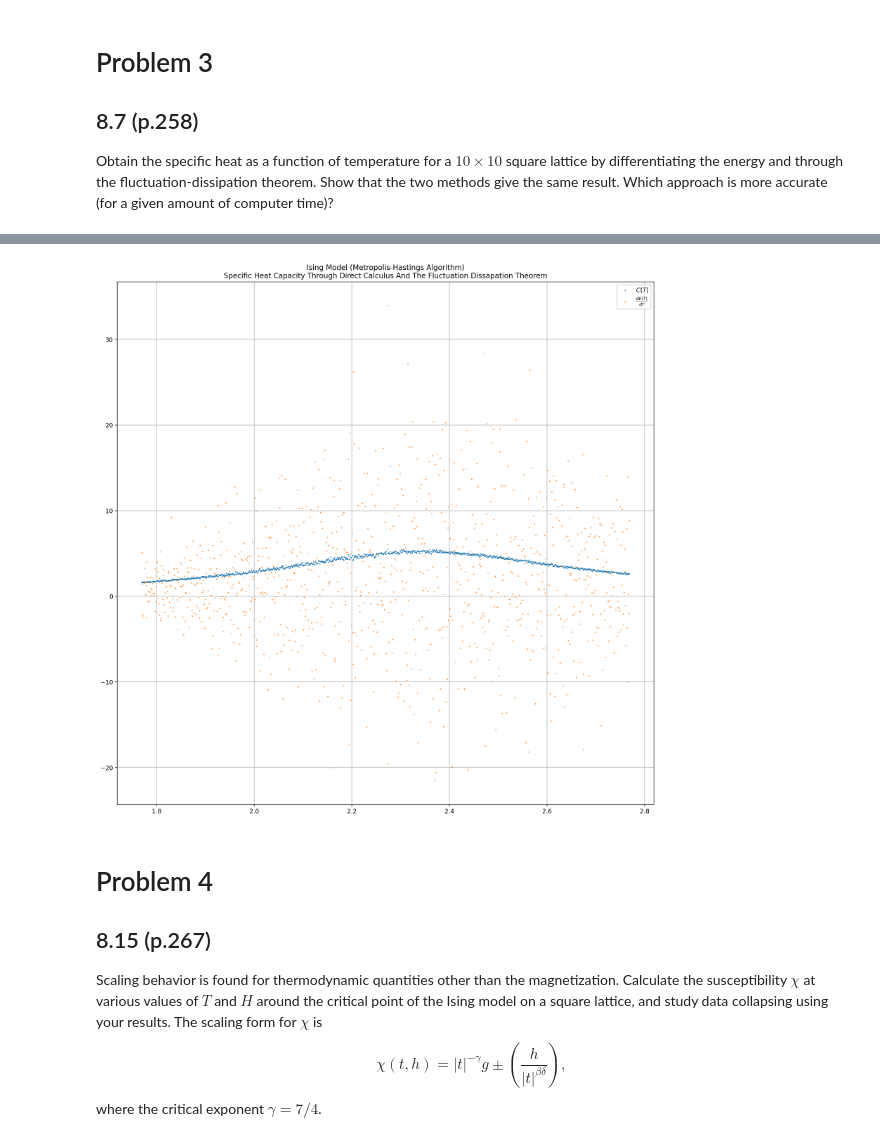
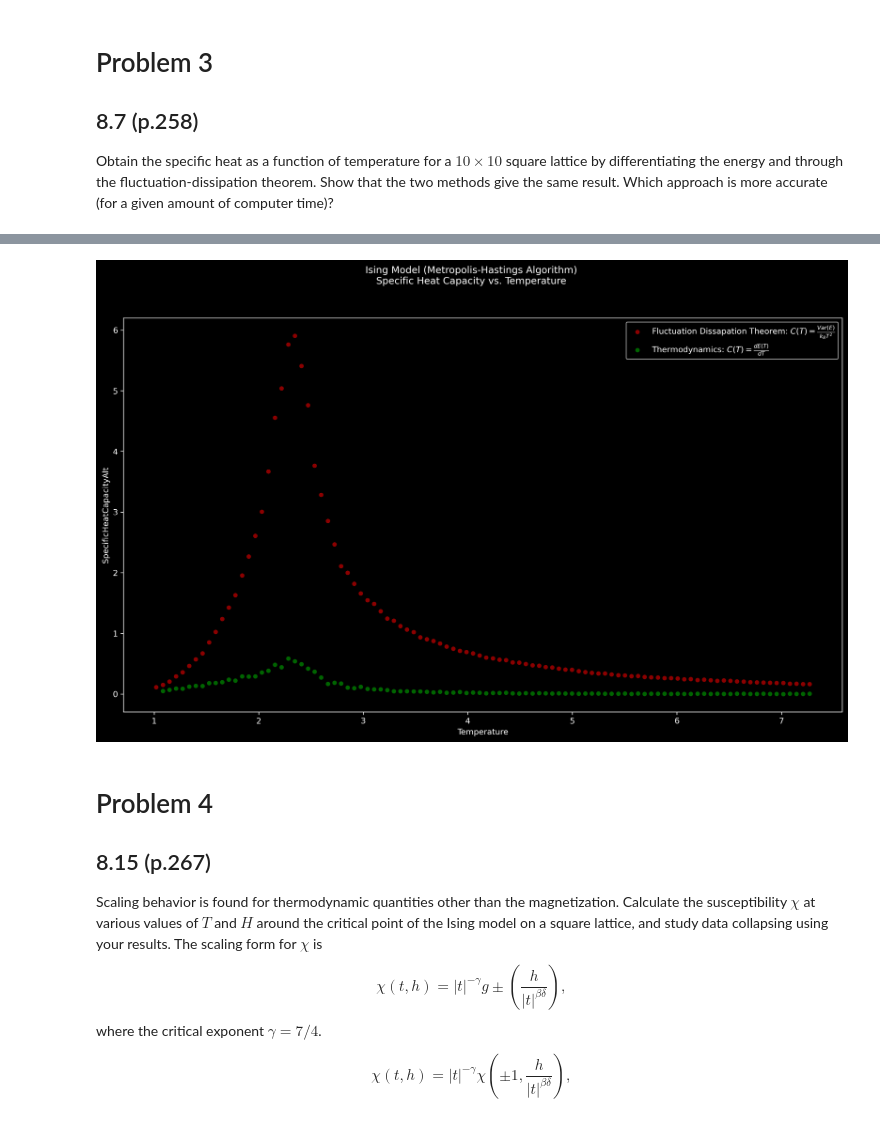
Before and after one commit to ethank5149/PurduePHYS580, a Jupyter notebook: Homework/HW5/HW5out.ipynb, the cells around one changed output, grey strips where cells are left out. Saved outputs shown, nothing was run; the diff lists cells and outputs as text; code cells hidden in the pictures.

```diff
--- a/Homework/HW5/HW5out.ipynb
+++ b/Homework/HW5/HW5out.ipynb
@@ -23,0 +17,8 @@ from numba import njit, typeof
+# %%
+import matplotlib.pyplot as plt
+import numpy as np
+from scipy.optimize import curve_fit
+import pandas as pd
+
+plt.style.use('dark_background')
+pd.set_option('use_inf_as_na', True)
@@ -30,3 +168,10 @@ P1=main  # The default example is precisely problem 1
+# %%
+rows, cols = 15, 15
+T0, dT, Tc, nT = 0.1, 1.0, 2 / np.log(1 + np.sqrt(2)), 100
+H0, Hi, Hf, nH = 0.0, -10.0, 10.0, 100
+kB = J = 1.0
+sS, nR = 10000, 10000
+linfit = lambda x, c0, c1 : c0 + c1 * x
 # %% [markdown]
 # Problem 1
 ## 7.30 (p.228)
@@ -153,7 +286,3 @@ fig.savefig('IsingModel')
 ## 8.7 (p.258)
 
 Obtain the specific heat as a function of temperature for a $10\times10$ square lattice by differentiating the energy and through the fluctuation-dissipation theorem. Show that the two methods give the same result. Which approach is more accurate (for a given amount of computer time)?
-# %%
-dT = 0.5
-L = IsingLattice(rows=10, cols=10, h=0.0, J=1.0, kB=1.0, Ti=Tc-dT, Tf=Tc+dT, nT=1000, nR=20000, sS=10000)
-T, E, M, C, X = L.simulate()
@@ -177,0 +289,10 @@ Running: T = 2.7691853 | 99.9 %
+# %%
+model = IsingLattice(rows, cols, J, kB, Tc - 1.25 * dT, Tc + 5. * dT, nT, H0, Hf, 1, nR, sS)
+H, T, E, M, C, X = model.simulate()
+df3 = pd.DataFrame(
+    np.vstack((H, T, E, C, M, X)).T,
+    columns=['MagneticField','Temperature', 'Energy', 'SpecificHeatCapacity', 'Magnetization', 'MagneticSusceptibility'])
+df3.to_csv('Problem3_data.csv')
+
+df3['dEdT'] = df3.Energy.diff().div(df3.Temperature.diff().mean()).abs()
+df3['SpecificHeatCapacityAlt'] = df3.dEdT.div(df3.Temperature.pow(2))
@@ -178,15 +312,11 @@ Running: T = 2.7691853 | 99.9 %
 # %%
-fig, ax = plt.subplots(1, 1, figsize=(16, 16), dpi=200)
-ax.set_title('Ising Model (Metropolis-Hastings Algorithm)\nSpecific Heat Capacity Through Direct Calculus And The Fluctuation Dissapation Theorem')
-
-ax.scatter(T, C, marker=',', s=1, label=r'$C(T)$')
-ax.scatter(T, np.gradient(E, np.mean(np.ediff1d(T))), marker=',', s=1, label=r'$\frac{dE(T)}{dT}$')
-
-ax.legend()
-ax.grid()
-fig.savefig('Problem3')
+fig, ax = plt.subplots(1, 1, figsize=(16,9), dpi=300)
+fig.suptitle('Ising Model (Metropolis-Hastings Algorithm)\nSpecific Heat Capacity vs. Temperature')
+df3.plot.scatter('Temperature', 'SpecificHeatCapacity', c='darkred', ax=ax, label=r'Fluctuation Dissapation Theorem: $C(T)=\frac{Var(E)}{k_BT^2}$')
+df3.plot.scatter('Temperature', 'SpecificHeatCapacityAlt', c='darkgreen', ax=ax, label=r'Thermodynamics: $C(T)=\frac{dE(T)}{dT}$')
+fig.savefig('plots/Problem3_results')
 # %% [output]
-[figure, old version]
+[figure, new version]
 # %% [markdown]
 # Problem 4
 ## 8.15 (p.267)
@@ -194,3 +324,7 @@ fig.savefig('Problem3')
 Scaling behavior is found for thermodynamic quantities other than the magnetization. Calculate the susceptibility $\chi$ at various values of $T$ and $H$ around the critical point of the Ising model on a square lattice, and study data collapsing using your results. The scaling form for $\chi$ is
 $$\chi(t, h)=|t|^{-\gamma}g\pm\left(\frac{h}{|t|^{\beta\delta}}\right),$$
 where the critical exponent $\gamma=7/4$.
+
+
+
+$$\chi(t, h)=|t|^{-\gamma}\chi\left(\pm 1,\frac{h}{|t|^{\beta\delta}}\right),$$
```
Also changed, not shown: parts of 21 cells of this notebook.
